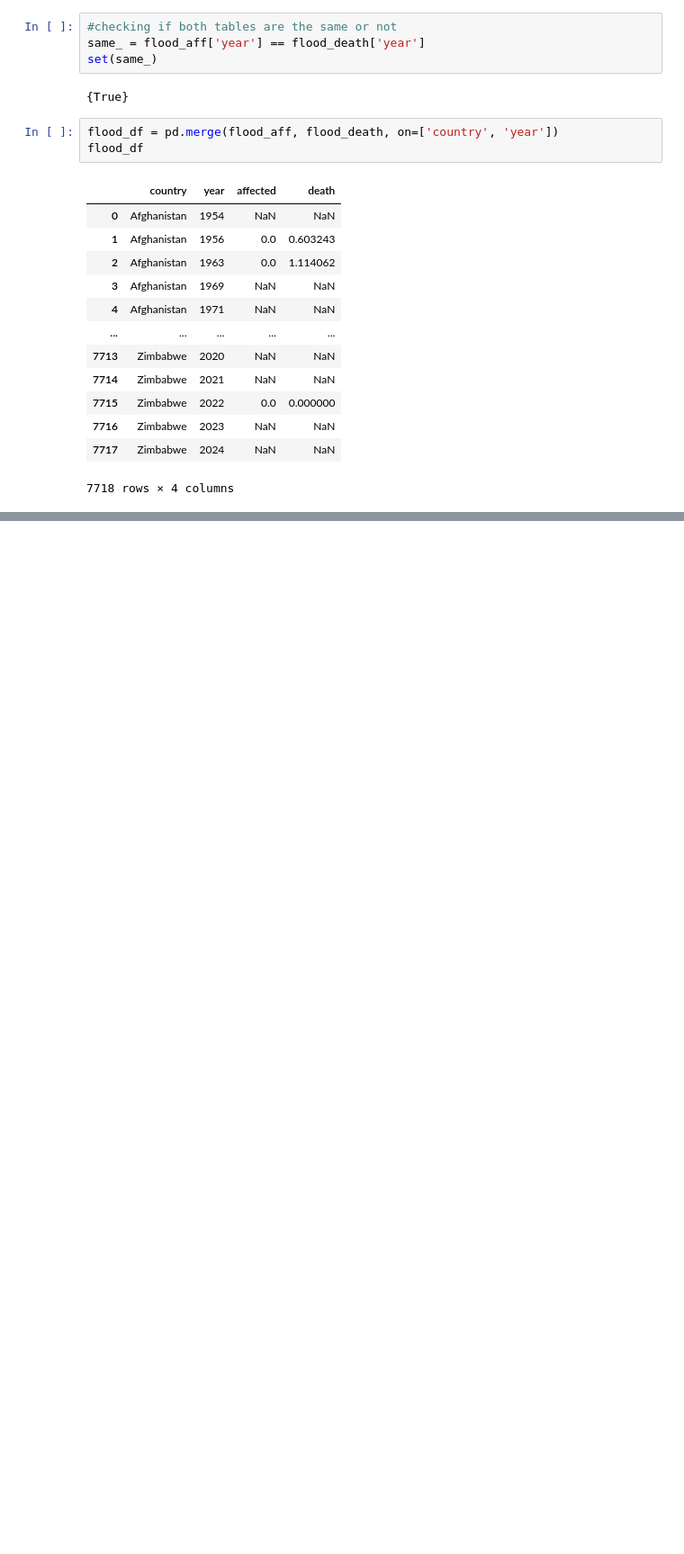
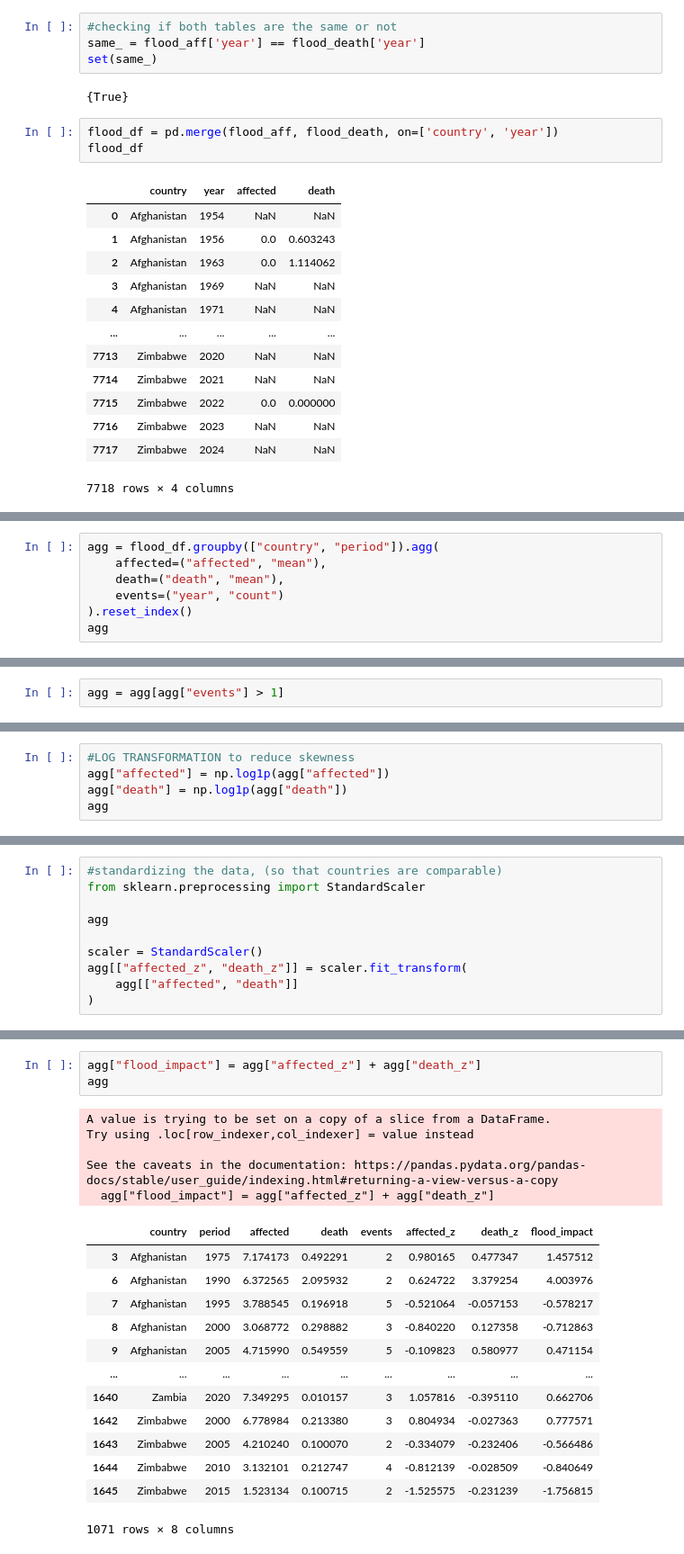
Before and after one commit to NazmulHayat/Climate-Impact-Index, a Jupyter notebook: notebook/flood_data_clean.ipynb, the cells around one changed output, grey strips where cells are left out. Shown at 90% size. Drawn from its saved outputs; the diff is of its cells as text; blank space fills up the shorter version.

Commit message:
DATA CLEANUP DONE

```diff
--- a/notebook/flood_data_clean.ipynb
+++ b/notebook/flood_data_clean.ipynb
@@ -95,0 +140,7 @@ flood_df.drop
+# %%
+agg = flood_df.groupby(["country", "period"]).agg(
+    affected=("affected", "mean"),
+    death=("death", "mean"),
+    events=("year", "count")
+).reset_index()
+agg
@@ -95,0 +161,2 @@ flood_df.drop
+# %%
+agg = agg[agg["events"] > 1]
@@ -95,0 +179,5 @@ flood_df.drop
+# %%
+#LOG TRANSFORMATION to reduce skewness
+agg["affected"] = np.log1p(agg["affected"])
+agg["death"] = np.log1p(agg["death"])
+agg
@@ -95,0 +208,10 @@ flood_df.drop
+# %%
+#standardizing the data, (so that countries are comparable)
+from sklearn.preprocessing import StandardScaler
+
+agg
+
+scaler = StandardScaler()
+agg[["affected_z", "death_z"]] = scaler.fit_transform(
+    agg[["affected", "death"]]
+)
@@ -95,0 +245,22 @@ flood_df.drop
+# %%
+agg["flood_impact"] = agg["affected_z"] + agg["death_z"]
+agg
+# %% [output]
+A value is trying to be set on a copy of a slice from a DataFrame.
+Try using .loc[row_indexer,col_indexer] = value instead
+
+See the caveats in the documentation: https://pandas.pydata.org/pandas-docs/stable/user_guide/indexing.html#returning-a-view-versus-a-copy
+  agg["flood_impact"] = agg["affected_z"] + agg["death_z"]
+|  | country | period | affected | death | events | affected_z | death_z | flood_impact |
+| 3 | Afghanistan | 1975 | 7.174173 | 0.492291 | 2 | 0.980165 | 0.477347 | 1.457512 |
+| 6 | Afghanistan | 1990 | 6.372565 | 2.095932 | 2 | 0.624722 | 3.379254 | 4.003976 |
+| 7 | Afghanistan | 1995 | 3.788545 | 0.196918 | 5 | -0.521064 | -0.057153 | -0.578217 |
+| 8 | Afghanistan | 2000 | 3.068772 | 0.298882 | 3 | -0.840220 | 0.127358 | -0.712863 |
+| 9 | Afghanistan | 2005 | 4.715990 | 0.549559 | 5 | -0.109823 | 0.580977 | 0.471154 |
+| ... | ... | ... | ... | ... | ... | ... | ... | ... |
+| 1640 | Zambia | 2020 | 7.349295 | 0.010157 | 3 | 1.057816 | -0.395110 | 0.662706 |
+| 1642 | Zimbabwe | 2000 | 6.778984 | 0.213380 | 3 | 0.804934 | -0.027363 | 0.777571 |
+| 1643 | Zimbabwe | 2005 | 4.210240 | 0.100070 | 2 | -0.334079 | -0.232406 | -0.566486 |
+| 1644 | Zimbabwe | 2010 | 3.132101 | 0.212747 | 4 | -0.812139 | -0.028509 | -0.840649 |
+| 1645 | Zimbabwe | 2015 | 1.523134 | 0.100715 | 2 | -1.525575 | -0.231239 | -1.756815 |
+1071 rows × 8 columns
```
Also changed, not shown: parts of 14 cells of this notebook, 11 other files.
